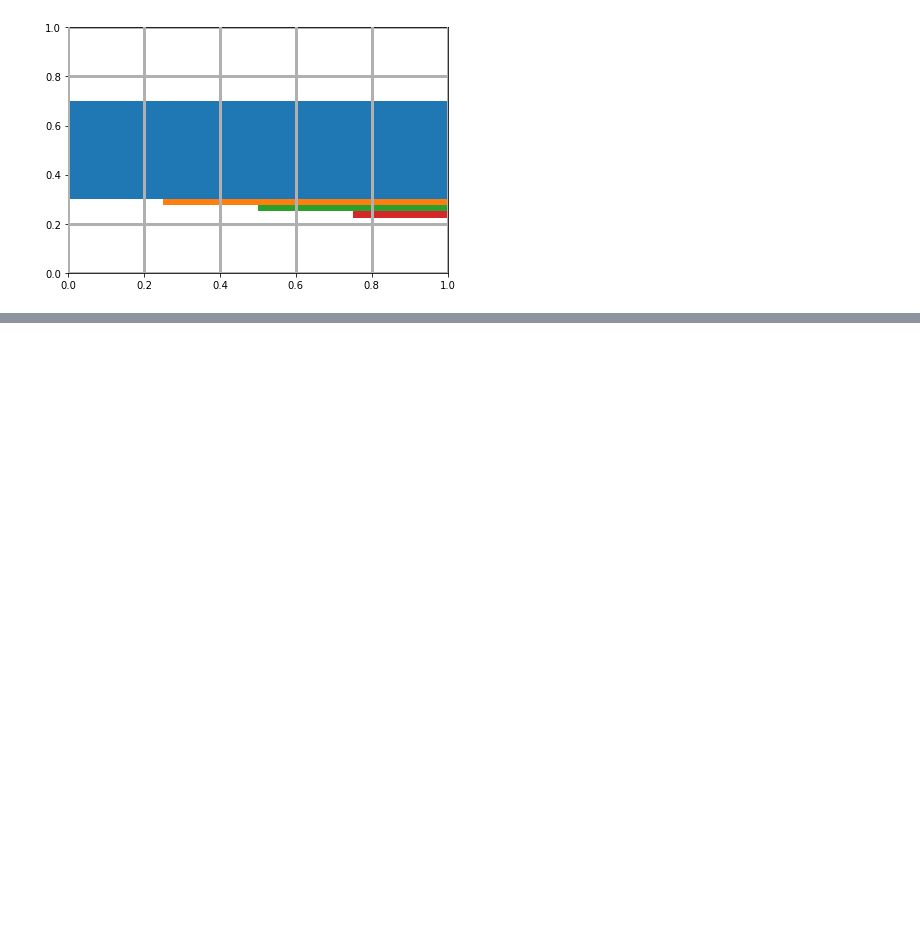
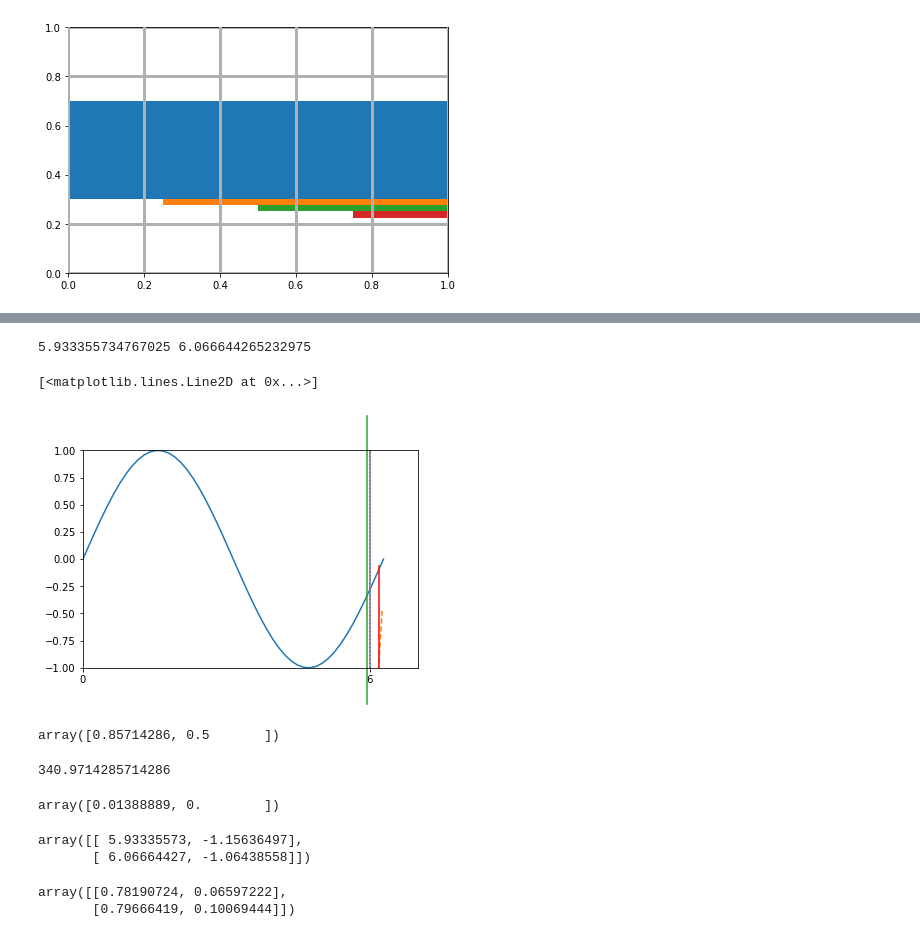
Before and after one commit to alexanderthclark/Matplotlib-for-Storytellers, a Jupyter notebook: python/Figure-Dev.ipynb, the cells around one changed output, grey strips where cells are left out. Drawn from its saved outputs; the diff is of its cells as text; code cells hidden in the pictures; blank space fills up the shorter version.

```diff
--- a/python/Figure-Dev.ipynb
+++ b/python/Figure-Dev.ipynb
@@ -763,0 +826,76 @@ ax.plot([1,2],[1,1])
+# %%
+fig, ax = plt.figure(), plt.axes()
+
+
+x = np.linspace(0, 2*np.pi)
+sin, = ax.plot(x, np.sin(x))
+
+ax.set_xticks([0,6])
+ax.set_xlim(0,7)
+ax.set_ylim(-1,1)
+#ax.get_xticklabels()[0].get_window_extent().transformed(ax.transData.inverted())#.y1
+#sin.get_window_extent()
+fig.canvas.draw()
+
+
+
+j = 1
+x0 = ax.get_xticklabels()[j].get_window_extent().transformed(ax.transData.inverted()).x0
+x1 = ax.get_xticklabels()[j].get_window_extent().transformed(ax.transData.inverted()).x1
+
+print(x0,x1)
+#ax.axvline(x0, -0.2, 1.2, clip_on = False) #, transform = ax.transAxes)
+#ax.axvline(x1, -0.2, 1.2, clip_on = False) #, transform = ax.transAxes)
+
+j = 1
+base = ax.get_xticklabels()[j].get_window_extent()
+x0 = base.transformed(ax.transData.inverted()).x0
+x1 = base.transformed(ax.transData.inverted()).x1
+
+
+ax.transData.inverted().transform(base)
+
+displayx = base.x0, base.x1
+
+#fig.canvas.draw()
+#ax.plot((x0, x1), (-1,1)) #, transform = None )
+
+ax.plot((displayx[0],displayx[1]), (0,100), transform = None, linestyle ='dashed' )
+
+
+x0d = ax.transData.transform((6,0))[0]
+ax.plot( [x0d]*2, [0,144.72] , transform = None, color = 'red')
+
+x0a = ax.transLimits.transform((6,0))[0]
+ax.plot([x0a]*2, [0,1] , transform = ax.transAxes, color = 'blue', linestyle = 'dotted')
+
+ax.axvline(6, color = 'gray')
+
+ax.plot([0.78190724]*2, [0,1], transform = fig.transFigure, clip_on = False)
+#plt.tight_layout()
+# %% [output]
+5.933355734767025 6.066644265232975
+[<matplotlib.lines.Line2D at 0x...>]
+[figure, added]
+# %%
+ax.transLimits.transform((6,0))
+# %% [output]
+array([0.85714286, 0.5       ])
+# %%
+ax.transData.transform((6,0))[0]
+# %% [output]
+340.9714285714286
+# %%
+fig.transFigure.inverted().transform([6,0])
+# %% [output]
+array([0.01388889, 0.        ])
+# %%
+ax.transData.inverted().transform(base)
+# %% [output]
+array([[ 5.93335573, -1.15636497],
+       [ 6.06664427, -1.06438558]])
+# %%
+fig.transFigure.inverted().transform(base)
+# %% [output]
+array([[0.78190724, 0.06597222],
+       [0.79666419, 0.10069444]])
```
Also changed, not shown: parts of 12 cells of this notebook, 52 other files.
